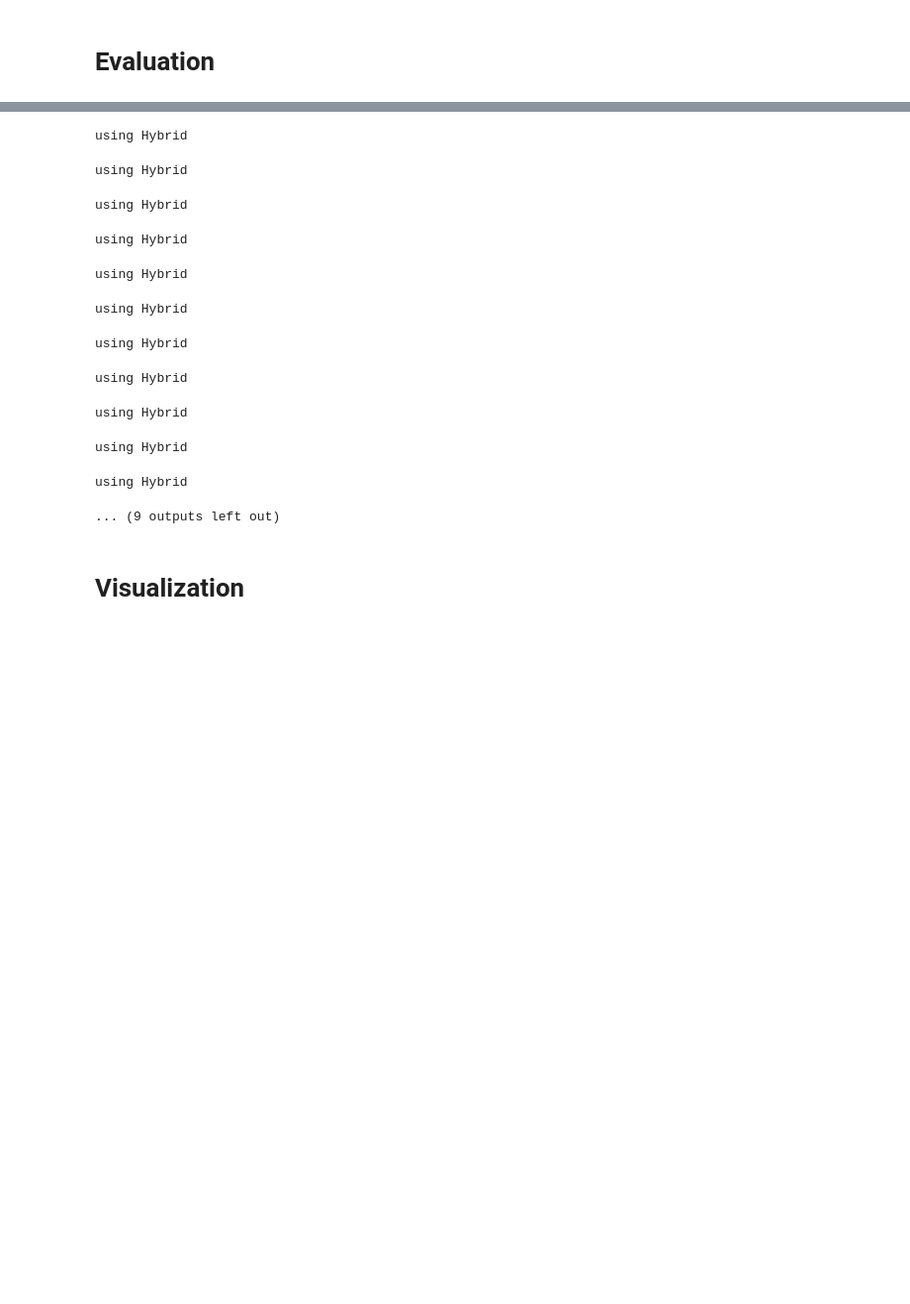
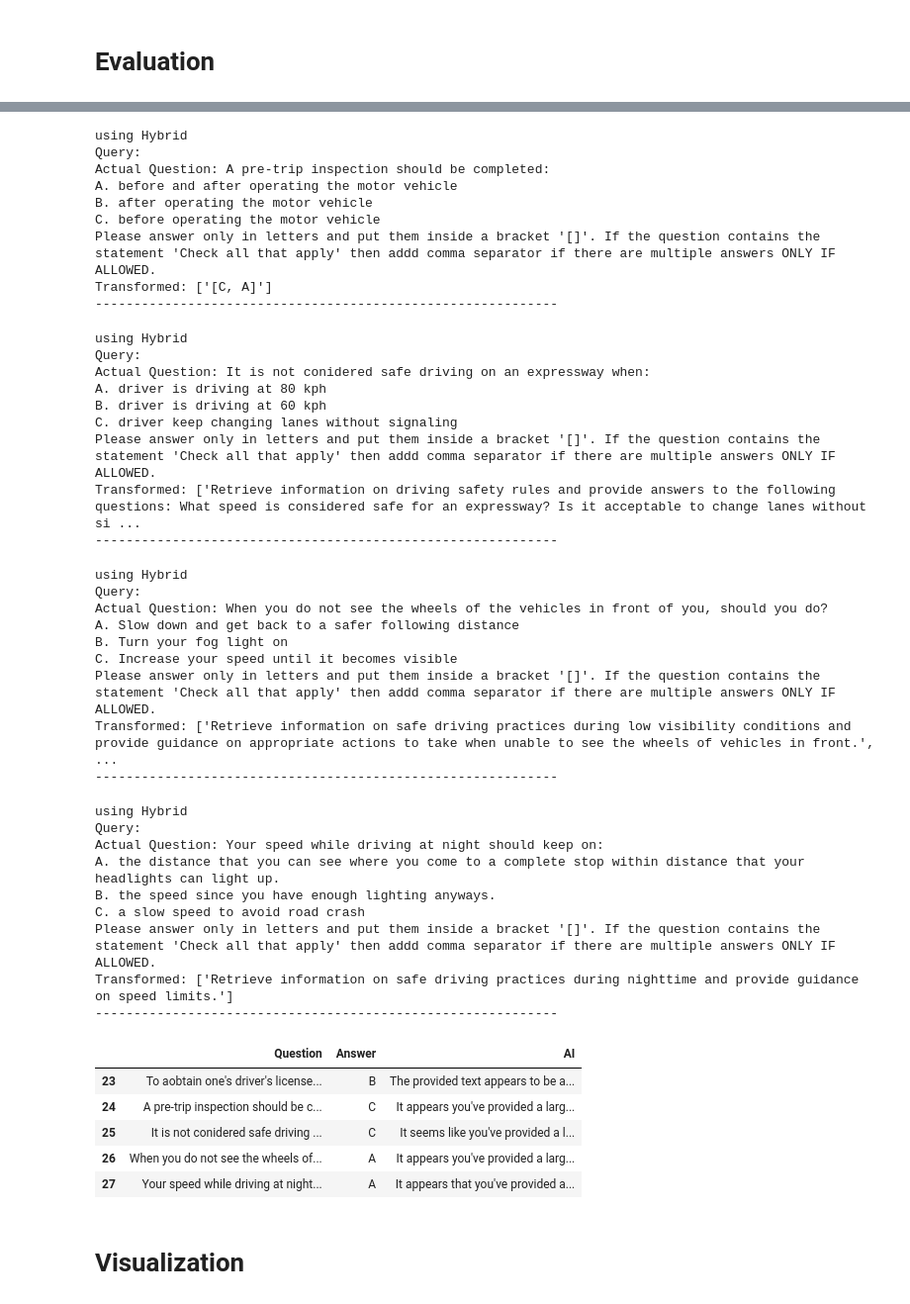
Before and after one commit to zencordia4913/LTO_RAG_Chatbot_System, a Jupyter notebook: notebooks/[POC]_RAG_Workbook-Marco.ipynb, the cells around one changed output, grey strips where cells are left out. Shown: that part at 99% size. Saved outputs shown, nothing was run; the diff lists cells and outputs as text; code cells hidden in the pictures; blank space fills up the shorter version.

```diff
--- a/notebooks/[POC]_RAG_Workbook-Marco.ipynb
+++ b/notebooks/[POC]_RAG_Workbook-Marco.ipynb
@@ -273,2 +302,22 @@ def generate_response_with_notice(summaries, query, client, model="llama3.2"):
+# %%
+def generate_response_with_notice(processed_query, client, model="llama3.2"):
+    # Combine summaries into context block
+    # context = "\n".join(summaries)
+
+    # Create prompt to answer based on summarized text
+    prompt = f"""
+    Instruction:
+    {processed_query}
+
+    Response:
+    """
+
+    # Send the prompt to Ollama
+    response = client.generate(
+        model=model,
+        prompt=prompt
+    )
+
+    return response['response'].strip()
 # %% [markdown]
 # Querying
@@ -341,8 +560,8 @@ def gen_query(query, top_k, client, mode='dense', summary=False, model="llama3.2
             context_nodes=ans_nodes
         summaries = summarize_each_chunk(context_nodes, client, model='llama3.2:latest', query=query,parent=parent_flag)
         context = summaries
-
-    answer = generate_response_with_notice(context, query, client, model=model)
+    instruction = cot_qa_format(query, context,client, model='llama3.2:latest')
+    answer = generate_response_with_notice(instruction, client, model=model)
 
     # Format the references
     references = []
@@ -382,7 +601,7 @@ display(df.head())
 | 3 | While driving the hood of your ca... | Look through the gap underneath t... | Brake suddenly so you don't leave... | Pull to the side of the road and ... | Turn your headlights on and look ... | NaN | A,C | \nActual Question: While driving ... |
 | 4 | In case of an accident, the first... | pick-up the injured person and ta... | report the accident to the neares... | report the accident to the neares... | NaN | NaN | A | \nActual Question: In case of an ... |
 # %%
-qr_range = (23,43)
+qr_range = (23,28)
 df["AI"] = np.nan
 ai_answer = []
 for i in tqdm(range(*qr_range)):
@@ -395,15 +622,45 @@ using Hybrid
 using Hybrid
+Query:
+Actual Question: A pre-trip inspection should be completed:
+A. before and after operating the motor vehicle
+B. after operating the motor vehicle
+C. before operating the motor vehicle
+Please answer only in letters and put them inside a bracket '[]'. If the question contains the statement 'Check all that apply' then addd comma separator if there are multiple answers ONLY IF ALLOWED.
+Transformed: ['[C, A]']
+------------------------------------------------------------
 using Hybrid
+Query:
+Actual Question: It is not conidered safe driving on an expressway when:
+A. driver is driving at 80 kph
+B. driver is driving at 60 kph
+C. driver keep changing lanes without signaling
+Please answer only in letters and put them inside a bracket '[]'. If the question contains the statement 'Check all that apply' then addd comma separator if there are multiple answers ONLY IF ALLOWED.
+Transformed: ['Retrieve information on driving safety rules and provide answers to the following questions: What speed is considered safe for an expressway? Is it acceptable to change lanes without si ...
+------------------------------------------------------------
 using Hybrid
+Query:
+Actual Question: When you do not see the wheels of the vehicles in front of you, should you do?
+A. Slow down and get back to a safer following distance
+B. Turn your fog light on
+C. Increase your speed until it becomes visible
+Please answer only in letters and put them inside a bracket '[]'. If the question contains the statement 'Check all that apply' then addd comma separator if there are multiple answers ONLY IF ALLOWED.
+Transformed: ['Retrieve information on safe driving practices during low visibility conditions and provide guidance on appropriate actions to take when unable to see the wheels of vehicles in front.', ...
+------------------------------------------------------------
 using Hybrid
+Query:
+Actual Question: Your speed while driving at night should keep on:
+A. the distance that you can see where you come to a complete stop within distance that your headlights can light up.
+B. the speed since you have enough lighting anyways.
+C. a slow speed to avoid road crash
+Please answer only in letters and put them inside a bracket '[]'. If the question contains the statement 'Check all that apply' then addd comma separator if there are multiple answers ONLY IF ALLOWED.
+Transformed: ['Retrieve information on safe driving practices during nighttime and provide guidance on speed limits.']
+------------------------------------------------------------
-using Hybrid
-using Hybrid
-using Hybrid
-using Hybrid
-using Hybrid
-using Hybrid
-using Hybrid
-... (9 outputs left out)
+|  | Question | Answer | AI |
+| 23 | To aobtain one's driver's license... | B | The provided text appears to be a... |
+| 24 | A pre-trip inspection should be c... | C | It appears you've provided a larg... |
+| 25 | It is not conidered safe driving ... | C | It seems like you've provided a l... |
+| 26 | When you do not see the wheels of... | A | It appears you've provided a larg... |
+| 27 | Your speed while driving at night... | A | It appears that you've provided a... |
 # %% [markdown]
 # Visualization
 # %%
```
Also changed, not shown: parts of 8 cells of this notebook.
